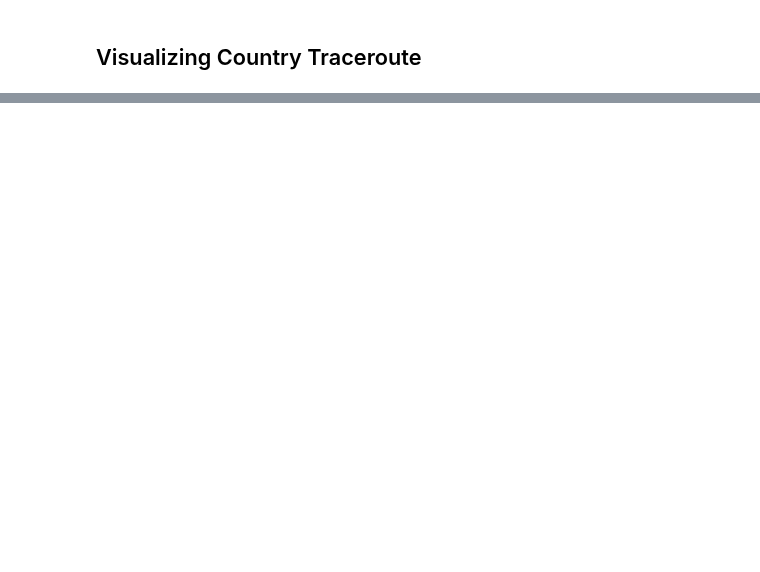
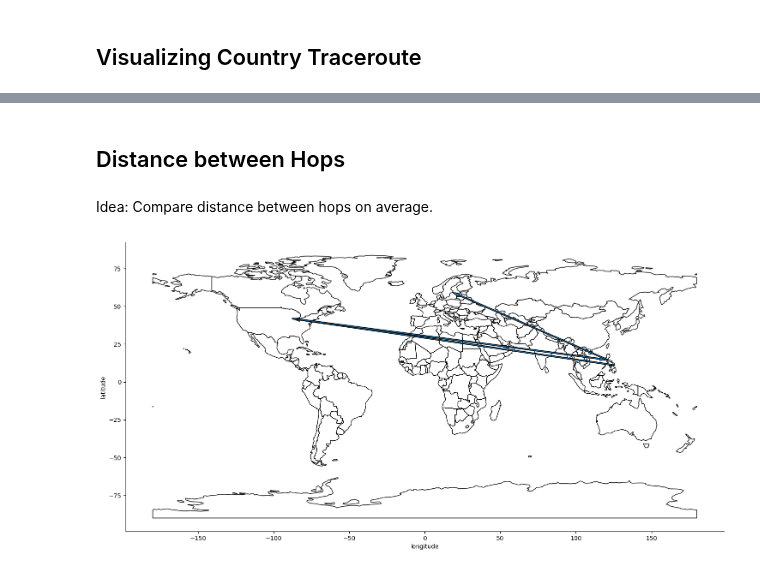
Before and after one commit to diic-starlink/performance-insights-into-starlink, a Jupyter notebook: src/db-controller/notebooks/traceroute.ipynb, the cells around one changed output, grey strips where cells are left out. Saved outputs shown, nothing was run; the diff lists cells and outputs as text; code cells hidden in the pictures; blank space fills up the shorter version.

Commit message:
[Fix] Sync of DuckDB & Traceroute Notebook (#157)

```diff
--- a/src/db-controller/notebooks/traceroute.ipynb
+++ b/src/db-controller/notebooks/traceroute.ipynb
@@ -25,19 +26,21 @@ engine = create_engine("postgresql://postgres:postgres@vm-robert-richter.cloud.d
 # %%
-df = pd.read_sql_query("""select * from (
-	select msm_id, count(*) as success_events
-	from traceroute_data td
-	where td.destination_ip_responded = true
-	group by msm_id
-) td1
-join
-(
-	select msm_id, count(*) as failure_events
-	from traceroute_data td
-	where td.destination_ip_responded = false
-	group by msm_id
-) td2
-on td1.msm_id = td2.msm_id
-""", con=engine)
+# Enable or disable here
+if (False):
+    df = pd.read_sql_query("""select * from (
+    	select msm_id, count(*) as success_events
+    	from traceroute_data td
+    	where td.destination_ip_responded = true
+    	group by msm_id
+    ) td1
+    join
+    (
+    	select msm_id, count(*) as failure_events
+    	from traceroute_data td
+    	where td.destination_ip_responded = false
+    	group by msm_id
+    ) td2
+    on td1.msm_id = td2.msm_id
+    """, con=engine)
 # %% [markdown]
 ## Visualizing Country Traceroute
 # %%
@@ -181,0 +99,6 @@ visualise_traceroute([], df=df)
+# %% [markdown]
+## Distance between Hops
+# %% [markdown]
+Idea: Compare distance between hops on average.
+# %%
+df = pd.read_sql_query("select result, latitude, longitude from traceroute_data td left outer join ripe_atlas_probe_data rapd on td.prb_id = rapd.id where destination_ip_responded = true and country = 'PH' LIMIT 10", con=engine)
@@ -181,0 +150,4 @@ visualise_traceroute([], df=df)
+# %%
+visualise_traceroute([detailed_routes[0]])
+# %% [output]
+[figure, added]
```
Also changed, not shown: parts of 5 cells of this notebook, 4 other files.
